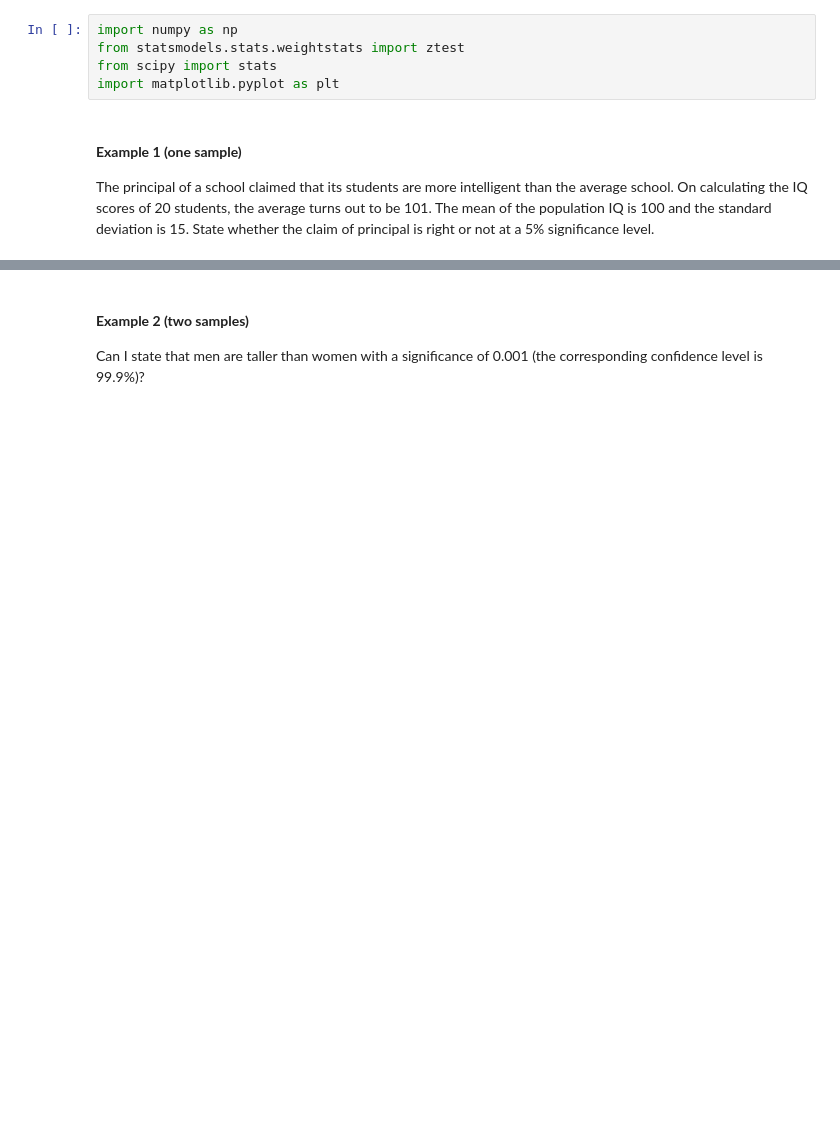
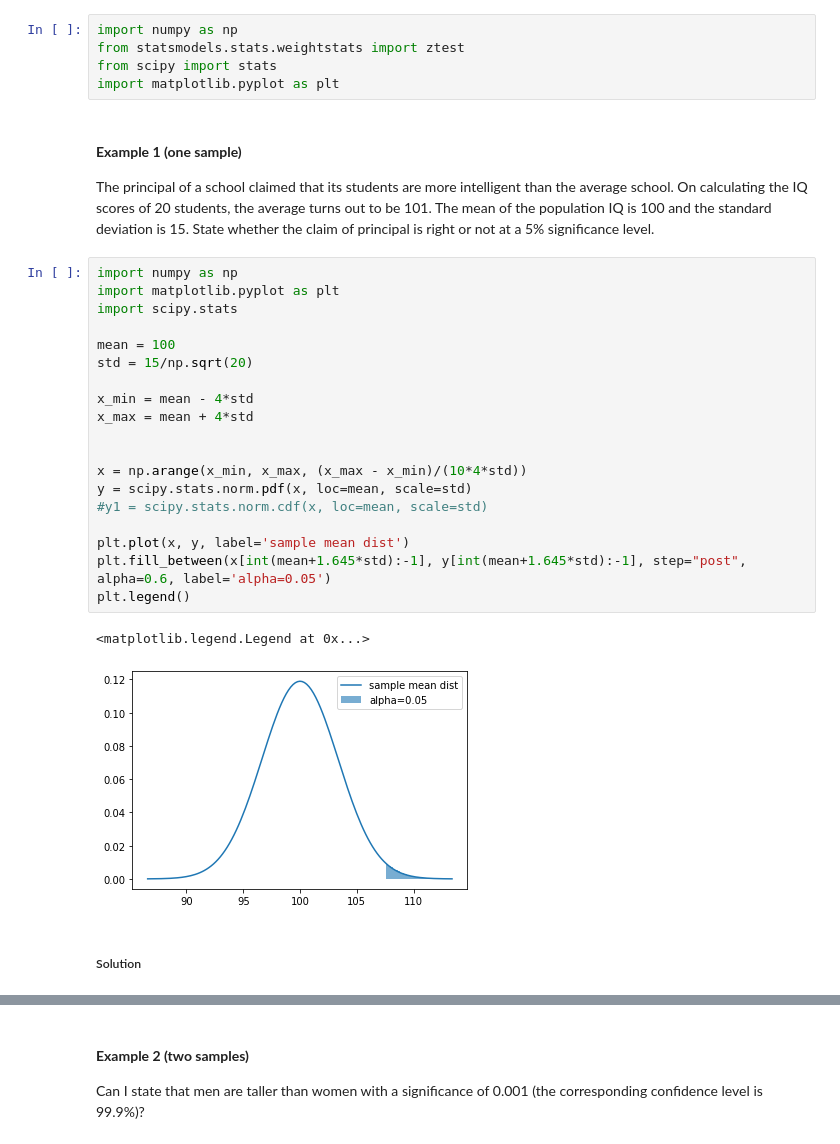
Before and after one commit to MarcoCalbucci/DataAnalytics, a Jupyter notebook: Probability_Statistics/hypotesis_testing.ipynb, the cells around one changed output, grey strips where cells are left out. Cells and saved outputs as stored; diff of their text form; blank space fills up the shorter version.

```diff
--- a/Probability_Statistics/hypotesis_testing.ipynb
+++ b/Probability_Statistics/hypotesis_testing.ipynb
@@ -15,3 +15,27 @@ import matplotlib.pyplot as plt
 #### **Example 1 (one sample)**
 
 The principal of a school claimed that its students are more intelligent than the average school. On calculating the IQ scores of 20 students, the average turns out to be 101. The mean of the population IQ is 100 and the standard deviation is 15. State whether the claim of principal is right or not at a 5% significance level.
+# %%
+import numpy as np
+import matplotlib.pyplot as plt
+import scipy.stats
+
+mean = 100
+std = 15/np.sqrt(20)
+
+x_min = mean - 4*std
+x_max = mean + 4*std
+
+
+x = np.arange(x_min, x_max, (x_max - x_min)/(10*4*std))
+y = scipy.stats.norm.pdf(x, loc=mean, scale=std)
+#y1 = scipy.stats.norm.cdf(x, loc=mean, scale=std)
+
+plt.plot(x, y, label='sample mean dist')
+plt.fill_between(x[int(mean+1.645*std):-1], y[int(mean+1.645*std):-1], step="post", alpha=0.6, label='alpha=0.05')
+plt.legend()
+# %% [output]
+<matplotlib.legend.Legend at 0x...>
+[figure, added]
+# %% [markdown]
+##### Solution
```
Also changed, not shown: parts of 10 cells of this notebook, 9 other files.
